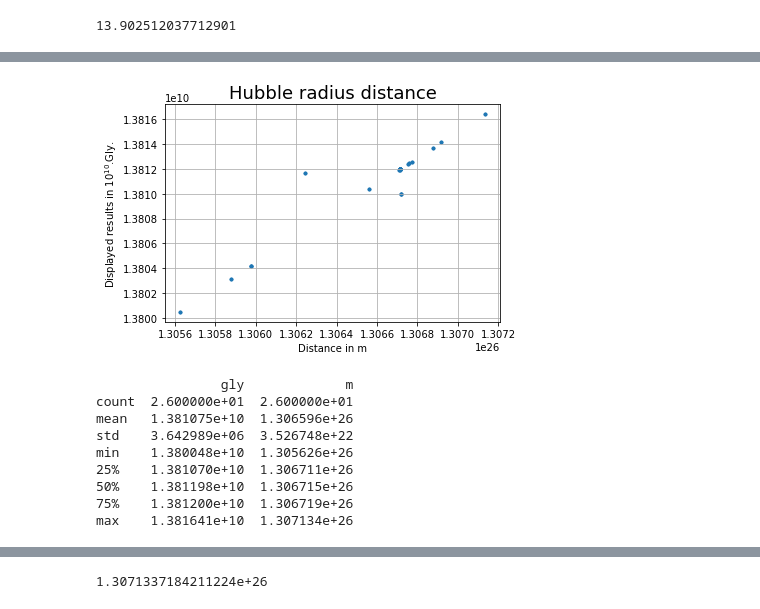
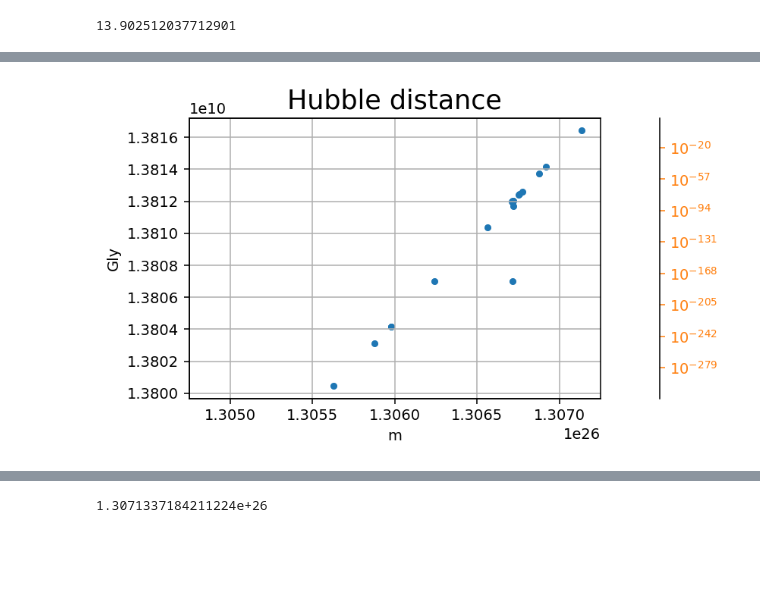
Before and after one commit to LaGuer/hubble-radius, a Jupyter notebook: hubble-radius.ipynb, the cells around one changed output, grey strips where cells are left out. Drawn from its saved outputs; the diff is of its cells as text; code cells hidden in the pictures; blank space fills up the shorter version.

```diff
--- a/hubble-radius.ipynb
+++ b/hubble-radius.ipynb
@@ -213,7 +210,7 @@ display.width = None
 
 #pd.set_option('display.width', 20)
 #pd.set_option('display.max_colwidth', None)
-df = pd.read_csv("hubble-table.csv", dtype = {"gly" : "float64","m" : "float64"}, skiprows = [30,31], sep = ",")
+df = pd.read_csv("hubble-table.csv", dtype = {"gly" : "float64","m" : "float64"}, skiprows = [50,51], sep = ",")
 #df1 = pd.read_csv("constant-table.csv", dtype = {" c_value" : "float64"}, skiprows = [1], sep = ",")
 
 df.head (20)
@@ -398,58 +471,47 @@ max    1.381641e+10  1.307134e+26
 # %%
 #colors = np.where(df.iloc[:,[2,3]] > 300, 'r', 'k')
 #df.iloc[:,[2,3]]
-#w = 5
-#h = 3.5
-#d = 140
-#plt.figure( figsize=(w, h), dpi=d)
-
-plt.scatter(df.iloc[:,[3,3]], df.iloc[:,[2,2]], s=8 )
+w = 5
+h = 3.5
+d = 140
+plt.figure(figsize=(w, h), dpi=d)
+plt.scatter(df.iloc[:,[3,3]], df.iloc[:,[2,2]], s=12 )
 plt.grid()
 #plt.plot(df.iloc[:,[3,3]], df.iloc[:,[2,2]], '.')
 #plt.plot(df.iloc[:,[2,2]], df.iloc[:,[3,3]], lw=3)
-plt.ylabel('Displayed results in $10^{10}$.Gly.')
-plt.xlabel('Distance in m')
-plt.title('Hubble radius distance', fontsize=18, color="black")
-
+plt.ylabel('Gly')
+plt.xlabel('m')
+plt.title('Hubble distance', fontsize=18, color="black")
+ax3.set_xlabel(r"Result of g(5) and g(6) follow the law: $exp(2**(n/4))$", fontsize=6, color="blue")
 #plt.legend(loc=2) # upper left corner
 #plt.xlabel('Number of peculiar dimensions in the bosonic string theory: n = 4k+2')
 #plt.ylabel(r'Macro: lnln$\frac{\lambdabar_{Macro}}{\lambdabar_e}$', fontsize=10, color="red")
-#ax2 = plt.twinx()
+ax2 = plt.twinx()
 for label in ax2.get_xticklabels():
     label.set_color("grey")
 ax2.xaxis.set_label_position('top')
 ax2.yaxis.set_label_position('right')
 ax2.tick_params(axis='x', colors="C1")
 ax2.tick_params(axis='y', colors="C1")
-#ax2.set_xlim(13.795*10**9, 13.905*10**9)
-#ax2.set_ylim(1.30475*10**26, 1.30725*10**26)
-#ax2.set_yscale('log',basey=10)
+ax2.set_xlim(1.30475*10**26, 1.30725*10**26)
+ax2.set_yscale('log',basey=10)
 ax2.spines['right'].set_position(('outward', 40))
 #ax3 = plt.twiny()
-ax3.set_xlabel(r"Estimates", fontsize=15, color="blue")
+ax3.set_xlabel(r"Best results follow the law: $exp(2^{n/4})$", fontsize=6, color="blue")
 #for label in ax3.get_yticklabels():
 #    label.set_color("grey")
 #ax3.xaxis.set_label_position('top')
 #ax3.yaxis.set_label_position('right')
-ax3.tick_params(axis='x', colors="C2")
-ax3.tick_params(axis='y', colors="C2")
-#ax3.set_ylim(13.795*10**9, 13.905*10**9)
-#ax3.set_xlim(1.30475*10**26, 1.30725*10**26)
-#ax3.set_xscale('log',basex=10)
-#ax3.set_xscale('log', basex=10)
-ax3.spines['bottom'].set_position(('outward', 40))
+#ax3.tick_params(axis='x', colors="C2")
+#ax3.tick_params(axis='y', colors="C2")
+#ax3.set_xlim(13.795*10**9, 13.825*10**9)
+ax3.set_xscale('log',basex=10)
+#ax3.set_xscale('linear', basex=10**9)
+#ax3.spines['bottom'].set_position(('outward', 40))
+
+# Slope
+#x4 = [13.8e9, 1.304e26]
+#y4 = [13.9e9, 1.316e26]
+#plt.plot(x4, y4, color="red", lw=1, linestyle=':', label=r"Slope ln2/4")
 # %% [output]
-[figure, old version]
+[figure, new version]
-# %%
-print(df.describe())
-df.describe();
-# %% [output]
-                gly             m
-count  2.600000e+01  2.600000e+01
-mean   1.381075e+10  1.306596e+26
-std    3.642989e+06  3.526748e+22
-min    1.380048e+10  1.305626e+26
-25%    1.381070e+10  1.306711e+26
-50%    1.381198e+10  1.306715e+26
-75%    1.381200e+10  1.306719e+26
-max    1.381641e+10  1.307134e+26
```
Also changed, not shown: parts of 34 cells of this notebook.
